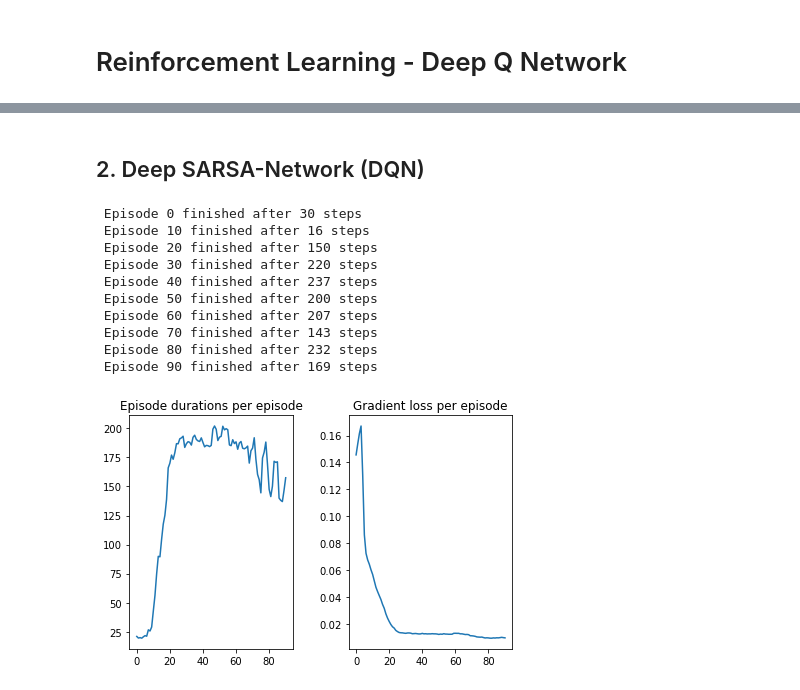
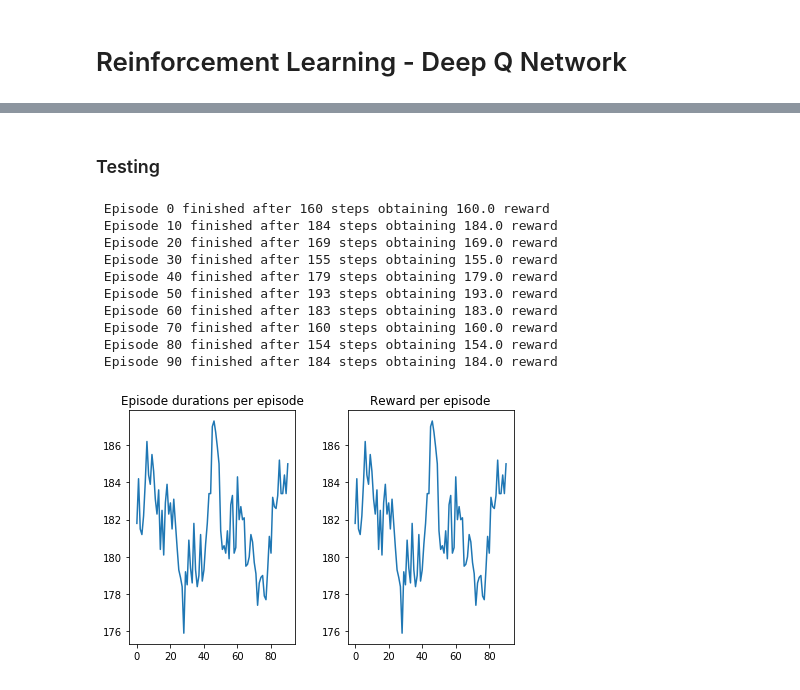
Before and after one commit to TK98/Reinforcement_Learning_Project, a Jupyter notebook: project_demonstration.ipynb, the cells around one changed output, grey strips where cells are left out. Saved outputs shown, nothing was run; the diff lists cells and outputs as text; code cells hidden in the pictures.

```diff
--- a/project_demonstration.ipynb
+++ b/project_demonstration.ipynb
@@ -28,7 +29,7 @@ def smooth(x, N):
     cumsum = np.cumsum(np.insert(x, 0, 0))
     return (cumsum[N:] - cumsum[:-N]) / float(N)
 
-def plot_graph(durations, losses):
+def plot_duration_loss_graph(durations, losses):
     fig, axes = plt.subplots(nrows=1, ncols=2)
     axes[0].plot(smooth(episode_durations, 10))
     axes[0].set_title('Episode durations per episode')
@@ -36,3 +37,12 @@ def plot_graph(durations, losses):
     axes[1].set_title('Gradient loss per episode')
     fig.tight_layout()
     plt.show()
+
+def plot_duration_reward_graph(durations, rewards):
+    fig, axes = plt.subplots(nrows=1, ncols=2)
+    axes[0].plot(smooth(episode_durations, 10))
+    axes[0].set_title('Episode durations per episode')
+    axes[1].plot(smooth(rewards, 10))
+    axes[1].set_title('Reward per episode')
+    fig.tight_layout()
+    plt.show()
@@ -39 +51,4 @@ def plot_graph(durations, losses):
+# %%
+env = gym.envs.make("CartPole-v1")
+action_space = env.action_space.n
 # %% [markdown]
@@ -41,17 +126,20 @@ def plot_graph(durations, losses):
 # %%
-num_episodes = 100
+num_episodes = 200
 batch_size = 64
 discount_factor = 0.8
-learn_rate = 1e-2
+learn_rate = 1e-3
 num_hidden = 128
+semi_grad = True
+use_replay = True
 seed = 42  # This is not randomly chosen
 
 # We will seed the algorithm (before initializing QNetwork!) for reproducibility
 set_seeds(seed)
 
-network = DeepQNetwork(in_features=4, num_hidden=num_hidden, out_features=2, discount_factor=discount_factor)
-episode_durations, losses = run_episodes(env, EpsilonGreedyPolicy, network, num_episodes, batch_size, learn_rate, semi_grad=True, use_replay=True)
+sarsa_network = SARSANetwork(in_features=4, num_hidden=num_hidden, out_features=action_space, discount_factor=discount_factor)
+sarsa_policy = EpsilonGreedyPolicy(sarsa_network)
+episode_durations, losses = train_episodes(env, sarsa_policy, num_episodes, batch_size, learn_rate, semi_grad=semi_grad, use_replay=use_replay)
 
-plot_graph(episode_durations, losses)
+plot_duration_loss_graph(episode_durations, losses)
 # %% [output]
  Episode 0 finished after 29 steps
@@ -68,29 +166,24 @@ plot_graph(episode_durations, losses)
-# %% [markdown]
-## 2. Deep SARSA-Network (DQN)
+# %% [markdown]
+### Testing
 # %%
 num_episodes = 100
-batch_size = 64
-discount_factor = 0.8
-learn_rate = 1e-2
-num_hidden = 128
-seed = 42  # This is not randomly chosen
+seed = 43
 
 # We will seed the algorithm (before initializing QNetwork!) for reproducibility
 set_seeds(seed)
 
-network = SARSANetwork(in_features=4, num_hidden=num_hidden, out_features=2, discount_factor=discount_factor)
-episode_durations, losses = run_episodes(env, EpsilonGreedyPolicy, network, num_episodes, batch_size, learn_rate, semi_grad=True, use_replay=True)
+episode_durations, episode_rewards = test_episodes(env, sarsa_policy, num_episodes)
 
-plot_graph(episode_durations, losses)
+plot_duration_reward_graph(episode_durations, episode_rewards)
 # %% [output]
- Episode 0 finished after 30 steps
- Episode 10 finished after 16 steps
- Episode 20 finished after 150 steps
- Episode 30 finished after 220 steps
- Episode 40 finished after 237 steps
- Episode 50 finished after 200 steps
- Episode 60 finished after 207 steps
- Episode 70 finished after 143 steps
- Episode 80 finished after 232 steps
- Episode 90 finished after 169 steps
+ Episode 0 finished after 160 steps obtaining 160.0 reward
+ Episode 10 finished after 184 steps obtaining 184.0 reward
+ Episode 20 finished after 169 steps obtaining 169.0 reward
+ Episode 30 finished after 155 steps obtaining 155.0 reward
+ Episode 40 finished after 179 steps obtaining 179.0 reward
+ Episode 50 finished after 193 steps obtaining 193.0 reward
+ Episode 60 finished after 183 steps obtaining 183.0 reward
+ Episode 70 finished after 160 steps obtaining 160.0 reward
+ Episode 80 finished after 154 steps obtaining 154.0 reward
+ Episode 90 finished after 184 steps obtaining 184.0 reward
-[figure, old version]
+[figure, new version]
```
Also changed, not shown: parts of 12 cells of this notebook, 7 other files.
